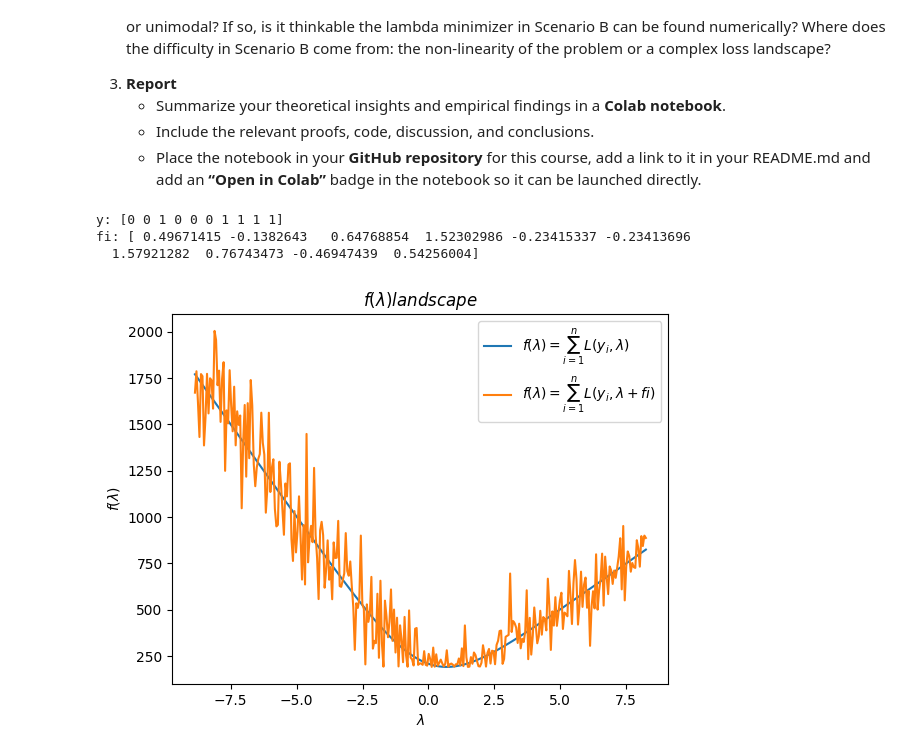
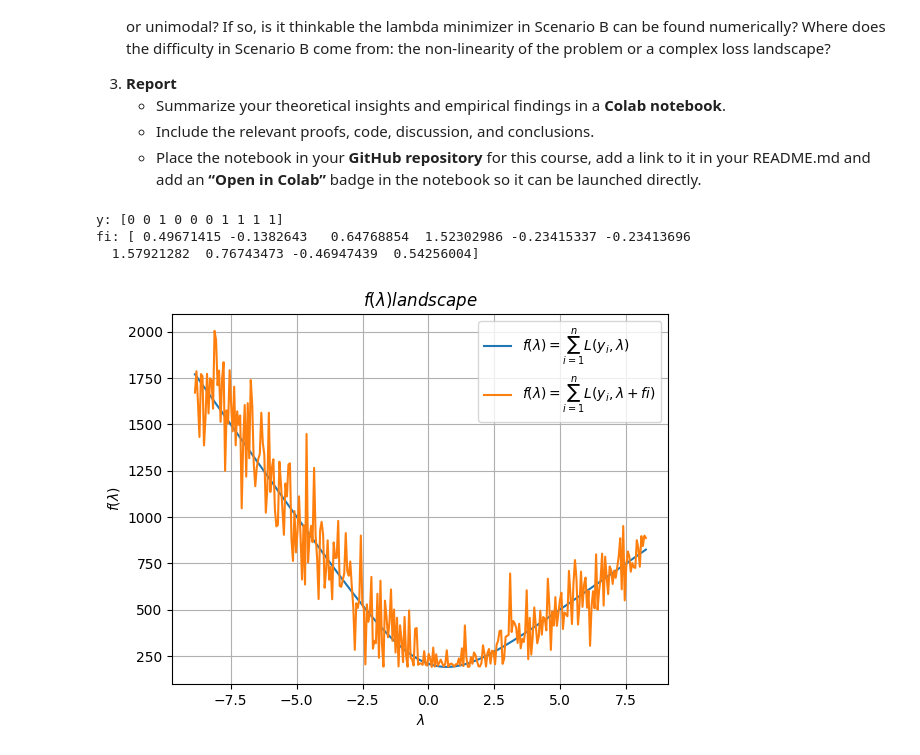
Before and after one commit to Kos261/ML25, a Jupyter notebook: Lab7/HW7.ipynb, the cells around one changed output. Cells and saved outputs as stored; diff of their text form; code cells hidden in the pictures.

```diff
--- a/Lab7/HW7.ipynb
+++ b/Lab7/HW7.ipynb
@@ -111,21 +111,21 @@ import numpy as np
 import matplotlib.pyplot as plt
 
 
-def sigmoid(z):
-    return 1/(1 + np.exp(-z))
+# def sigmoid(z):
+#     return 1/(1 + np.exp(-z))
 
-def Loss(y,z):
-    loss = -y * np.log(sigmoid(z)) - (1 - y) * np.log(1 - sigmoid(z))
-    return loss
+# def Loss(y,z):
+#     loss = -y * np.log(sigmoid(z)) - (1 - y) * np.log(1 - sigmoid(z))
+#     return loss
 
-def f_lambda_A(lbd_vec, y_vec):
-    vals = []
-    for lbd in lbd_vec:
-        single_val = 0
-        for y in y_vec:
-            single_val += Loss(y,lbd)
-        vals.append(single_val)
-    return vals
+# def f_lambda_A(lbd_vec, y_vec):
+#     vals = []
+#     for lbd in lbd_vec:
+#         single_val = 0
+#         for y in y_vec:
+#             single_val += Loss(y,lbd)
+#         vals.append(single_val)
+#     return vals
 
 
 def f_lambda_vectorized(lbd_vec, y_vec):
@@ -150,32 +150,34 @@ n = k + m
 y = np.array([1] * m + [0] * k)
 np.random.shuffle(y)
 
 np.random.seed(42)
 fi = np.random.normal(loc=0.0, scale=1.0, size=n)
 
 
 print("y:", y[:10])
 print("fi:", fi[:10])
 
 
 lambda_min = -5 - np.max(fi)
 labda_max = 5 - np.min(fi)
 lambdas = np.linspace(lambda_min, labda_max, 300)
 
 funcA_values = f_lambda_vectorized(lambdas, y)
 funcB_values = f_lambda_vectorized(lambdas + fi, y)
 
 
 plt.figure()
 plt.plot(lambdas, funcA_values, lambdas, funcB_values)
 # plt.title('$f(\\lambda) = \\sum_{i=1}^n L(y_i,\\lambda)$')
 plt.title('$f(\\lambda) landscape$')
-plt.legend(['$f(\\lambda) = \\sum_{i=1}^n L(y_i,\\lambda)$','$f(\\lambda) = \\sum_{i=1}^n L(y_i,\\lambda + fi)$'])
+plt.legend(['$f(\\lambda) = \\sum_{i=1}^n L(y_i,\\lambda)$',
+            '$f(\\lambda) = \\sum_{i=1}^n L(y_i,\\lambda + fi)$'])
 plt.xlabel("$\\lambda$")
 plt.ylabel("$f(\\lambda)$")
+plt.grid(True)
 plt.show()
 # %% [output]
 y: [0 0 1 0 0 0 1 1 1 1]
 fi: [ 0.49671415 -0.1382643   0.64768854  1.52302986 -0.23415337 -0.23413696
   1.57921282  0.76743473 -0.46947439  0.54256004]
-[figure, old version]
+[figure, new version]
```
Also changed, not shown: parts of 1 cell of this notebook, 1 other file.
